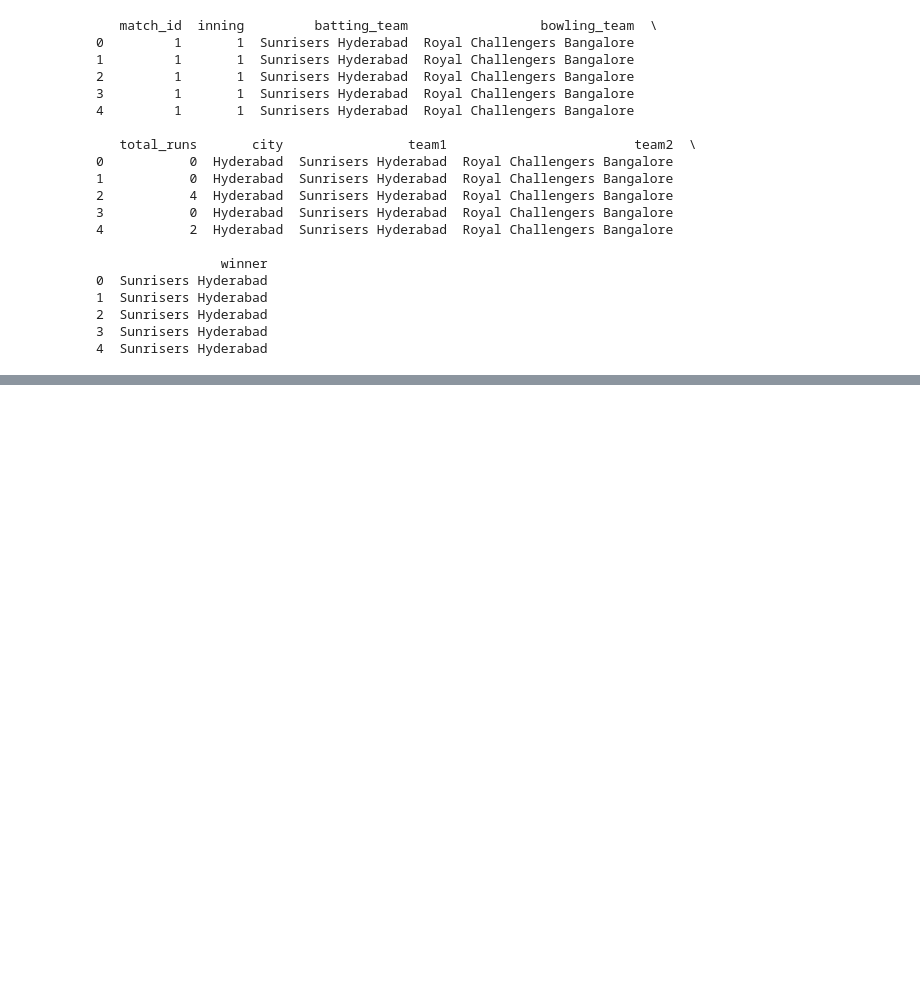
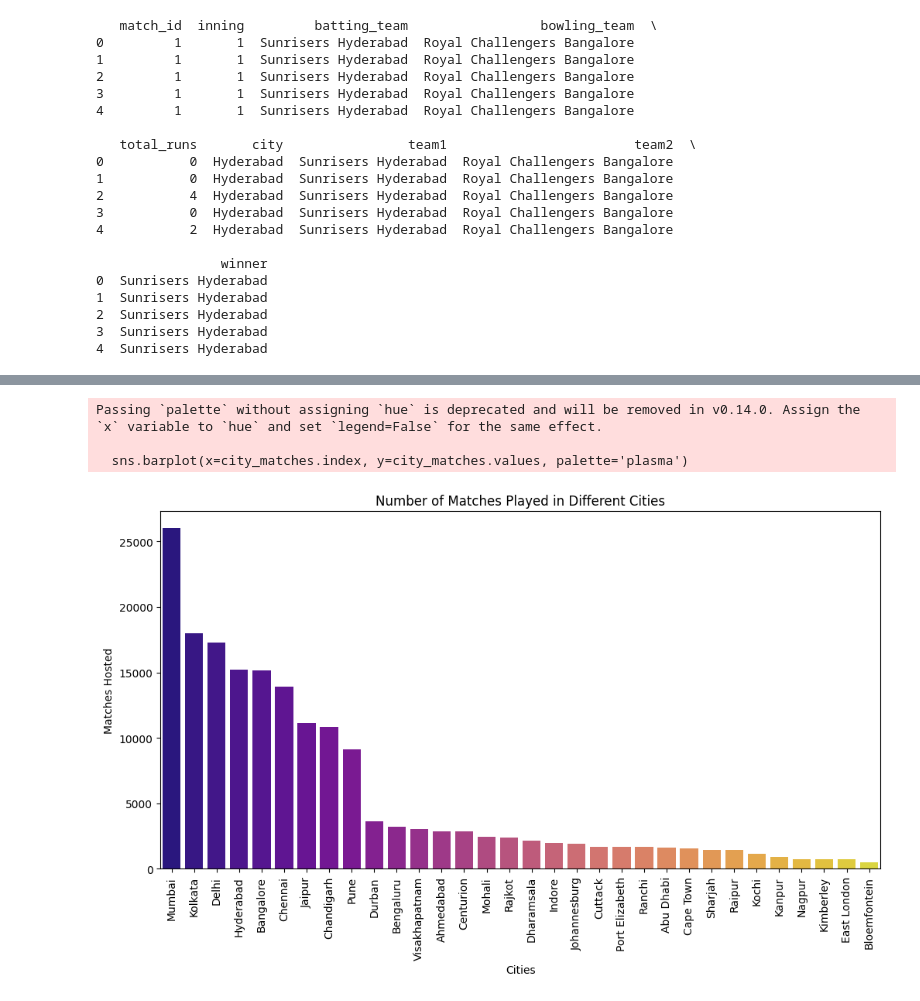
Before and after one commit to rishabhag18/Cricket_Win_Predictor, a Jupyter notebook: code.ipynb, the cells around one changed output, grey strips where cells are left out. Saved outputs shown, nothing was run; the diff lists cells and outputs as text; code cells hidden in the pictures; blank space fills up the shorter version.

```diff
--- a/code.ipynb
+++ b/code.ipynb
@@ -104,0 +309,15 @@ print(merged_df.head())
+# %%
+#Matches Played in Different Cities
+city_matches = merged_df['city'].value_counts()
+plt.figure(figsize=(12,6))
+sns.barplot(x=city_matches.index, y=city_matches.values, palette='plasma')
+plt.xticks(rotation=90)
+plt.xlabel("Cities")
+plt.ylabel("Matches Hosted")
+plt.title("Number of Matches Played in Different Cities")
+plt.show()
+# %% [output]
+Passing `palette` without assigning `hue` is deprecated and will be removed in v0.14.0. Assign the `x` variable to `hue` and set `legend=False` for the same effect.
+
+  sns.barplot(x=city_matches.index, y=city_matches.values, palette='plasma')
+[figure, added]
```
Also changed, not shown: parts of 13 cells of this notebook, 1 other file.
